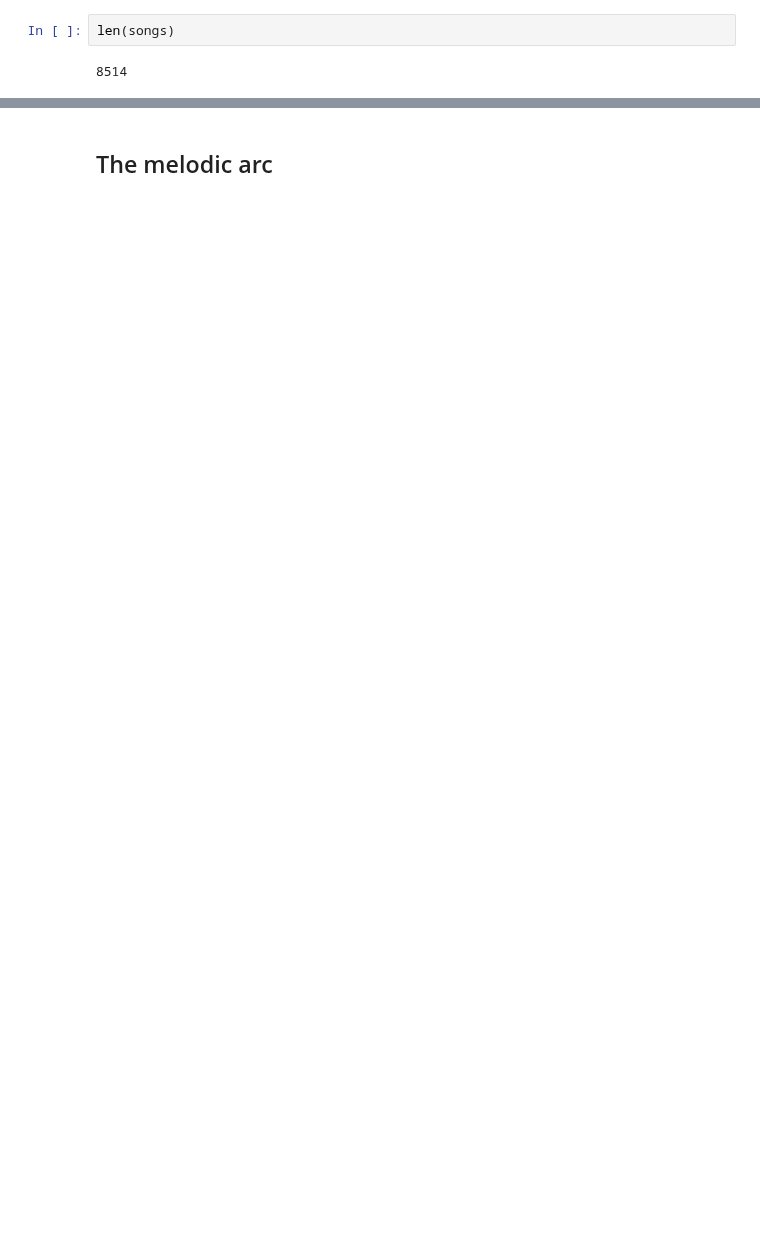
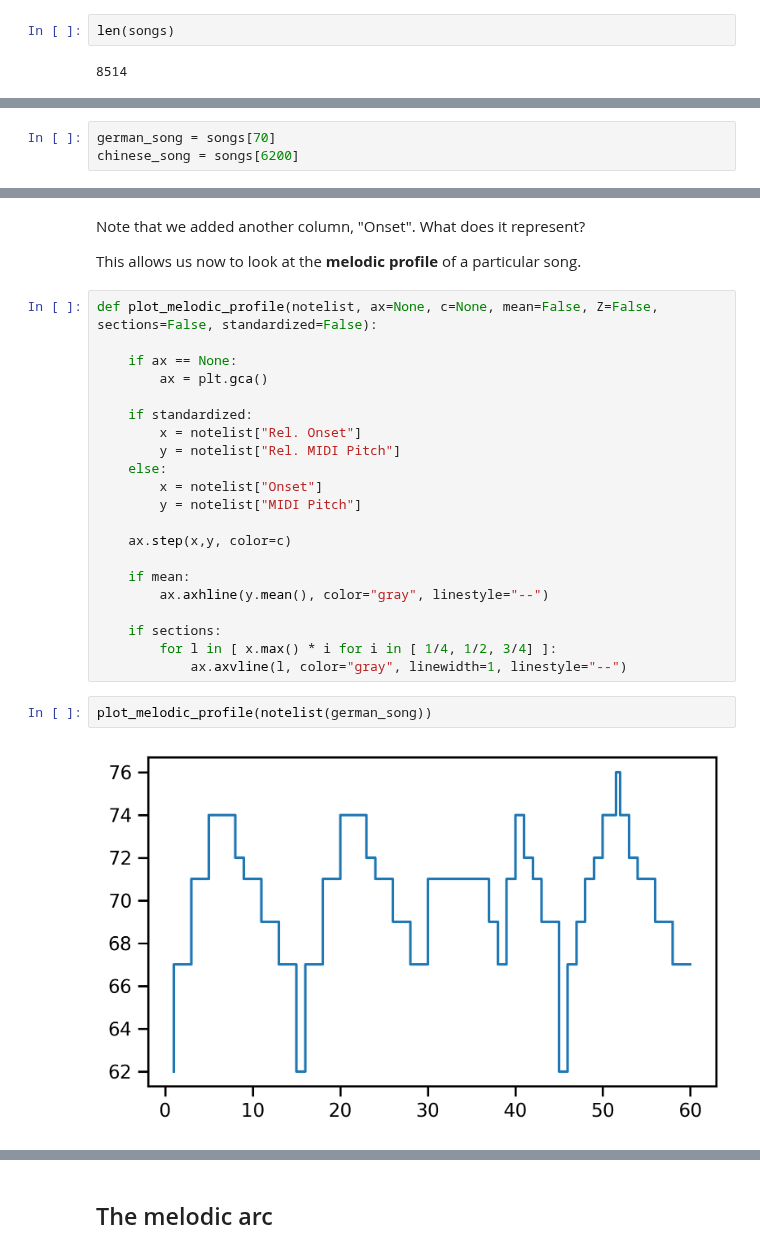
Before and after one commit to fabianmoss/intro-corpusmus, a Jupyter notebook: docs/source/notebooks/02_Melody_I/02_Melody_I.ipynb, the cells around one changed output, grey strips where cells are left out. Saved outputs shown, nothing was run; the diff lists cells and outputs as text; blank space fills up the shorter version.

```diff
--- a/docs/source/notebooks/02_Melody_I/02_Melody_I.ipynb
+++ b/docs/source/notebooks/02_Melody_I/02_Melody_I.ipynb
@@ -417,0 +179,3 @@ big_df["duration"].plot(kind="kde",xlim=(0,1.2));
+# %%
+german_song = songs[70]
+chinese_song = songs[6200]
@@ -417,0 +242,29 @@ big_df["duration"].plot(kind="kde",xlim=(0,1.2));
+# %% [markdown]
+Note that we added another column, "Onset". What does it represent?
+
+This allows us now to look at the **melodic profile** of a particular song.
+# %%
+def plot_melodic_profile(notelist, ax=None, c=None, mean=False, Z=False, sections=False, standardized=False):
+
+    if ax == None:
+        ax = plt.gca()
+
+    if standardized:
+        x = notelist["Rel. Onset"]
+        y = notelist["Rel. MIDI Pitch"]
+    else:
+        x = notelist["Onset"]
+        y = notelist["MIDI Pitch"]
+
+    ax.step(x,y, color=c)
+
+    if mean:
+        ax.axhline(y.mean(), color="gray", linestyle="--")
+
+    if sections:
+        for l in [ x.max() * i for i in [ 1/4, 1/2, 3/4] ]:
+            ax.axvline(l, color="gray", linewidth=1, linestyle="--")
+# %%
+plot_melodic_profile(notelist(german_song))
+# %% [output]
+[figure, added]
```
Also changed, not shown: parts of 84 cells of this notebook, 6 other files.
